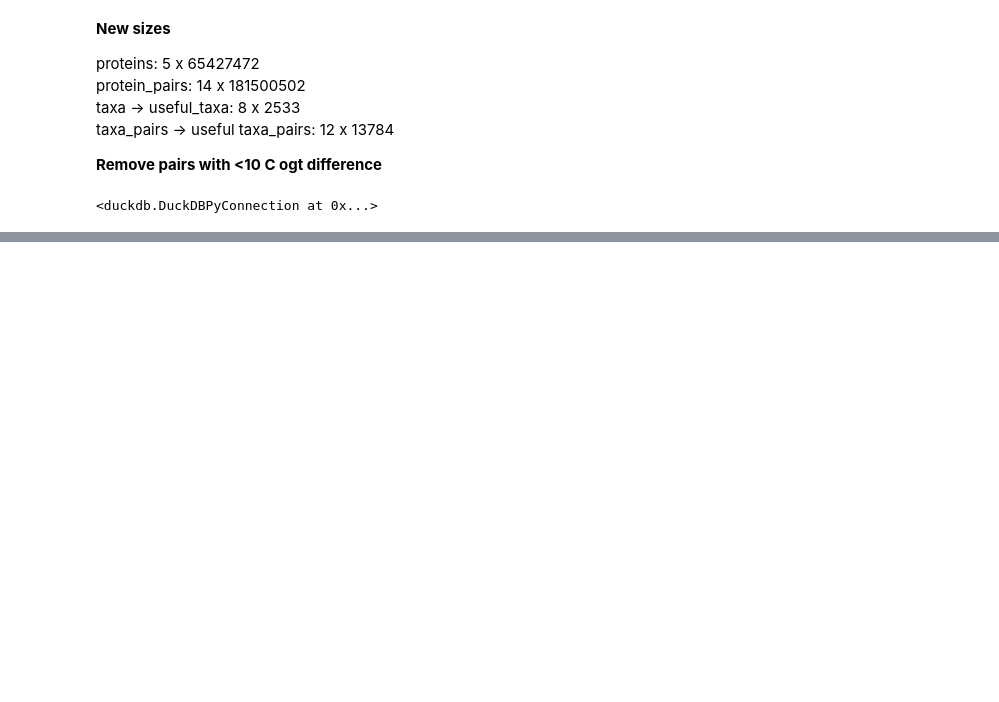
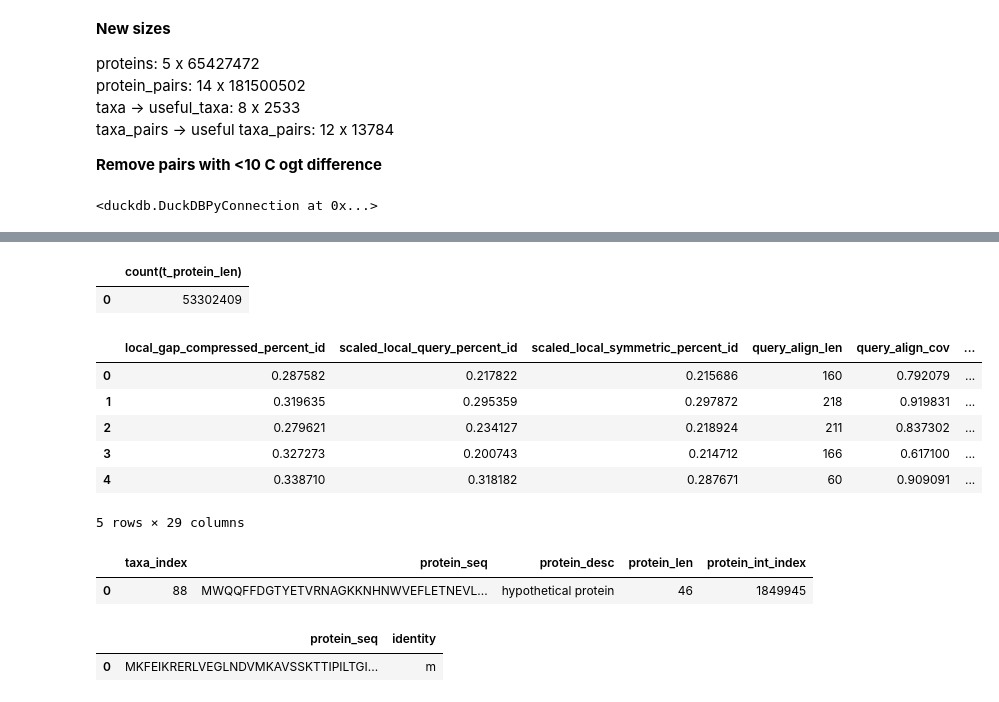
Before and after one commit to learn2therm/ValidProt, a Jupyter notebook: notebooks/database_pruning.ipynb, the cells around one changed output, grey strips where cells are left out. Drawn from its saved outputs; the diff is of its cells as text; code cells hidden in the pictures; blank space fills up the shorter version.

```diff
--- a/notebooks/database_pruning.ipynb
+++ b/notebooks/database_pruning.ipynb
@@ -24,4 +27,4 @@ duckdb.DuckDBPyConnection object'''
 # %%
-con = connect_db('/mnt/c/Users/Ryan/Documents/database')
+con = connect_db('/mnt/c/Users/Ryan/Documents/database_pruned')
 # %% [output]
 Connecting to database...
@@ -132,0 +249,17 @@ Need to make a new notebook to demonstrate this finding as it is likely very imp
+# %%
+con.execute("""SELECT COUNT(t_protein_len) FROM big_table""").df()
+# %% [output]
+|  | count(t_protein_len) |
+| 0 | 53302409 |
+# %%
+sample_df = con.execute("""SELECT * FROM big_table USING SAMPLE 50000""").df()
+# %%
+sample_df.head()
+# %% [output]
+|  | local_gap_compressed_percent_id | scaled_local_query_percent_id | scaled_local_symmetric_percent_id | query_align_len | query_align_cov | ... |
+| 0 | 0.287582 | 0.217822 | 0.215686 | 160 | 0.792079 | ... |
+| 1 | 0.319635 | 0.295359 | 0.297872 | 218 | 0.919831 | ... |
+| 2 | 0.279621 | 0.234127 | 0.218924 | 211 | 0.837302 | ... |
+| 3 | 0.327273 | 0.200743 | 0.214712 | 166 | 0.617100 | ... |
+| 4 | 0.338710 | 0.318182 | 0.287671 | 60 | 0.909091 | ... |
+5 rows × 29 columns
@@ -132,0 +271,5 @@ Need to make a new notebook to demonstrate this finding as it is likely very imp
+# %%
+con.execute("""SELECT * FROM final_proteins LIMIT 1""").df()
+# %% [output]
+|  | taxa_index | protein_seq | protein_desc | protein_len | protein_int_index |
+| 0 | 88 | MWQQFFDGTYETVRNAGKKNHNWVEFLETNEVL... | hypothetical protein | 46 | 1849945 |
@@ -132,0 +284,12 @@ Need to make a new notebook to demonstrate this finding as it is likely very imp
+# %%
+con.execute(f"""CREATE OR REPLACE TABLE proteins_id AS
+SELECT protein_seq,
+CASE WHEN final_proteins.protein_int_index IN ({meso_idx_str}) THEN 'm'
+WHEN final_proteins.protein_int_index IN ({thermo_idx_str}) THEN 't'
+END AS  identity
+FROM final_proteins""")
+
+con.execute("""SELECT * FROM proteins_id LIMIT 1""").df()
+# %% [output]
+|  | protein_seq | identity |
+| 0 | MKFEIKRERLVEGLNDVMKAVSSKTTIPILTGI... | m |
```
Also changed, not shown: parts of 27 cells of this notebook, 8 other files.
